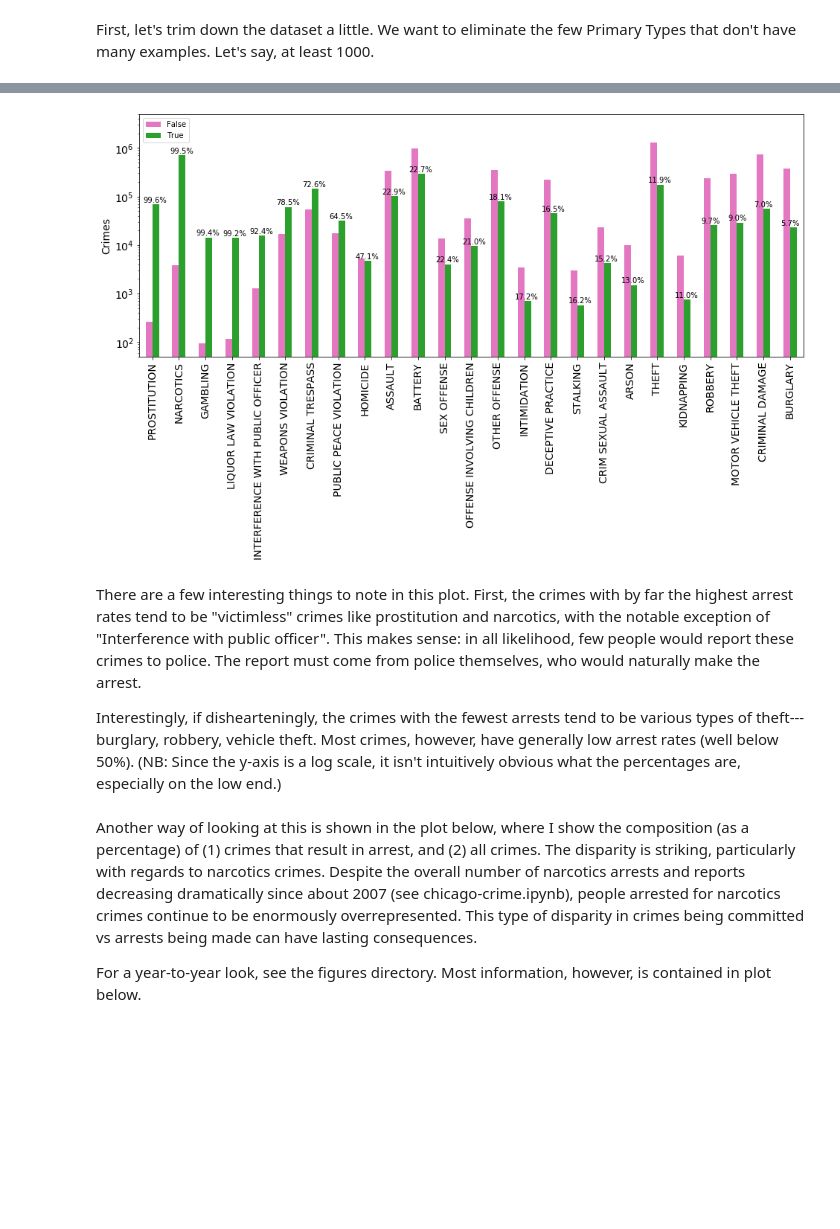
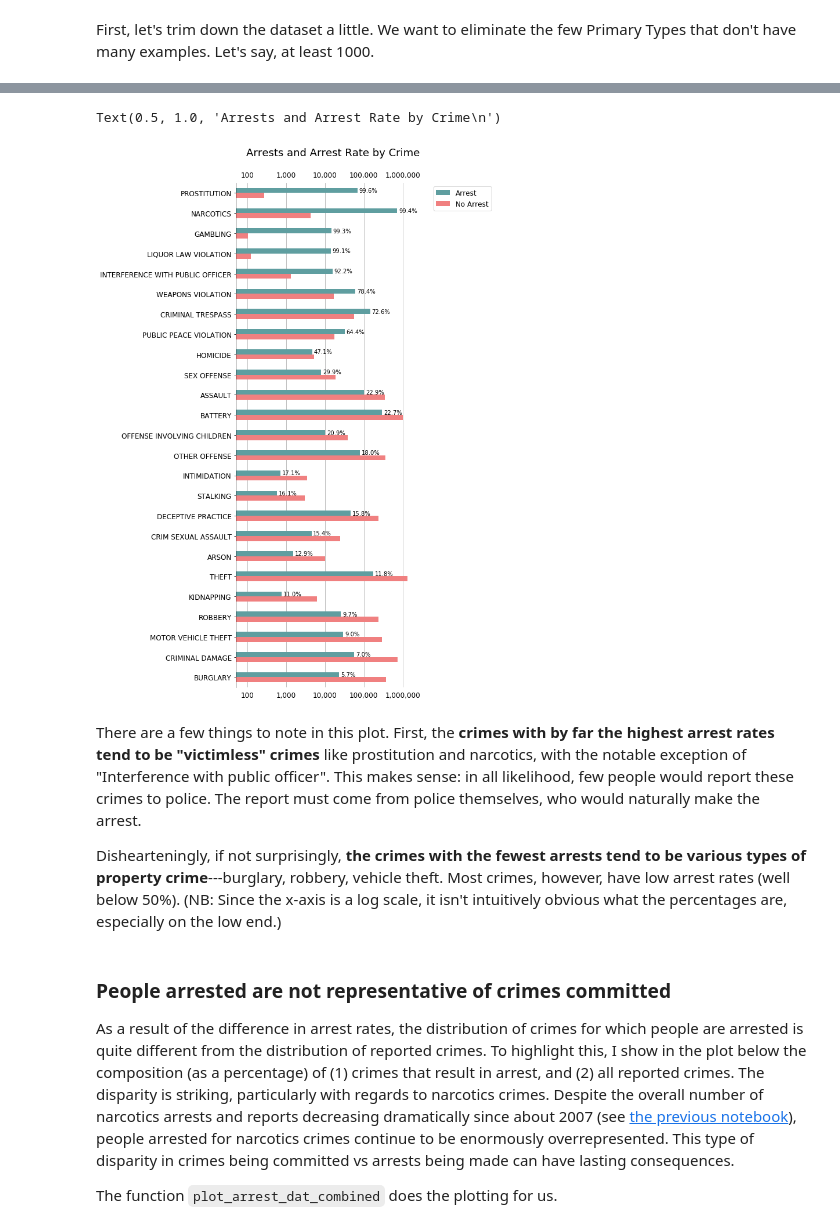
Before and after one commit to emapple/chicago-crime, a Jupyter notebook: notebooks/02-arrests.ipynb, the cells around one changed output, grey strips where cells are left out. Drawn from its saved outputs; the diff is of its cells as text; code cells hidden in the pictures; blank space fills up the shorter version.

```diff
--- a/notebooks/02-arrests.ipynb
+++ b/notebooks/02-arrests.ipynb
@@ -123,2 +34,0 @@ Text(0, 0.5, 'Fraction of Crimes')
-# %%
-arrests_by_crime = calculate_arrest_dat(crimedata)
@@ -125 +105,4 @@ arrests_by_crime = calculate_arrest_dat(crimedata)
+# %%
+# calculate the crosstab using the above function
+arrests_by_crime = calculate_arrest_crosstab(crimedata, sort='rate')
 # %% [markdown]
@@ -127,15 +110,51 @@ The following figure shows the arrest breakdown for all the crimes in the set (r
-# %%
-fig, ax = plt.subplots(1, 1)
-fig.set_size_inches(16, 6)
-plot_arrest_dat_v1(arrests_by_crime, ax)
-ax.tick_params(labelsize=14)
-# %% [output]
-[figure, removed]
+# %%
+fig, ax = plt.subplots(1, 1, figsize=(6, 16))
+
+# reverse order for bar plot
+arrest_dat_r = arrests_by_crime.iloc[::-1]
+
+# plot arrests as bars; 0 = False and 1 = True
+arrest_dat_r.loc[:, [0, 1]].plot(kind='barh', ax=ax,
+                                 color=['lightcoral', 'cadetblue'], label='')
+
+# add percentage labels
+for i, p in enumerate(ax.patches[len(ax.patches)//2:]):
+    ax.text(p.get_width() * 1.1, p.get_y() + 0.5 * p.get_height(),
+            f'{arrest_dat_r[1].values[i] / arrest_dat_r["All"].values[i] * 100:.1f}%',
+            va='center')
+
+# axis label things
+for pos in ['right', 'bottom', 'top']:
+    ax.spines[pos].set_visible(False)
+ax.tick_params(axis='x', which='both', bottom=False,
+               labeltop=True, labelsize=12)
+ax.tick_params(axis='y', labelsize=12)
+ax.set_xscale('log')
+ax.set_xlim(50, 5e6)
+ax.set_ylabel('')
+ax.grid(axis='x')
+ax.set_axisbelow(True)
+ax.set_xticks(10**np.arange(2, 7, 1))
+ax.set_xticklabels([f'{x:,.0f}' for x in list(ax.get_xticks())])
+ax.set_ylabel('')
+
+# legend things
+handles, labels = ax.get_legend_handles_labels()
+# reverse order of handles so Arrest is on top, consistent with plot
+ax.legend(handles[::-1], ['No Arrest', 'Arrest'][::-1],
+          bbox_to_anchor=[1, 0.9, 0.1, 0.1], fontsize=12)
+
+ax.set_title('Arrests and Arrest Rate by Crime\n', fontsize=18)
+# %% [output]
+Text(0.5, 1.0, 'Arrests and Arrest Rate by Crime\n')
+[figure, added]
 # %% [markdown]
-There are a few interesting things to note in this plot. First, the crimes with by far the highest arrest rates tend to be "victimless" crimes like prostitution and narcotics, with the notable exception of "Interference with public officer". This makes sense: in all likelihood, few people would report these crimes to police. The report must come from police themselves, who would naturally make the arrest.
+There are a few things to note in this plot. First, the **crimes with by far the highest arrest rates tend to be "victimless" crimes** like prostitution and narcotics, with the notable exception of "Interference with public officer". This makes sense: in all likelihood, few people would report these crimes to police. The report must come from police themselves, who would naturally make the arrest.
 
-Interestingly, if dishearteningly, the crimes with the fewest arrests tend to be various types of theft---burglary, robbery, vehicle theft. Most crimes, however, have generally low arrest rates (well below 50%). (NB: Since the y-axis is a log scale, it isn't intuitively obvious what the percentages are, especially on the low end.)
+Dishearteningly, if not surprisingly, **the crimes with the fewest arrests tend to be various types of property crime**---burglary, robbery, vehicle theft. Most crimes, however, have low arrest rates (well below 50%). (NB: Since the x-axis is a log scale, it isn't intuitively obvious what the percentages are, especially on the low end.)
 # %% [markdown]
-Another way of looking at this is shown in the plot below, where I show the composition (as a percentage) of (1) crimes that result in arrest, and (2) all crimes. The disparity is striking, particularly with regards to narcotics crimes. Despite the overall number of narcotics arrests and reports decreasing dramatically since about 2007 (see chicago-crime.ipynb), people arrested for narcotics crimes continue to be enormously overrepresented. This type of disparity in crimes being committed vs arrests being made can have lasting consequences.
+### People arrested are not representative of crimes committed
 
-For a year-to-year look, see the figures directory. Most information, however, is contained in plot below.
+As a result of the difference in arrest rates, the distribution of crimes for which people are arrested is quite different from the distribution of reported crimes. To highlight this, I show in the plot below the composition (as a percentage) of (1) crimes that result in arrest, and (2) all reported crimes. The disparity is striking, particularly with regards to narcotics crimes. Despite the overall number of narcotics arrests and reports decreasing dramatically since about 2007 (see [the previous notebook](https://nbviewer.jupyter.org/github/emapple/chicago-crime/blob/master/notebooks/01-chicago-crime.ipynb#Long-term-trends)), people arrested for narcotics crimes continue to be enormously overrepresented. This type of disparity in crimes being committed vs arrests being made can have lasting consequences.
+
+The function `plot_arrest_dat_combined` does the plotting for us.
```
Also changed, not shown: parts of 28 cells of this notebook.
